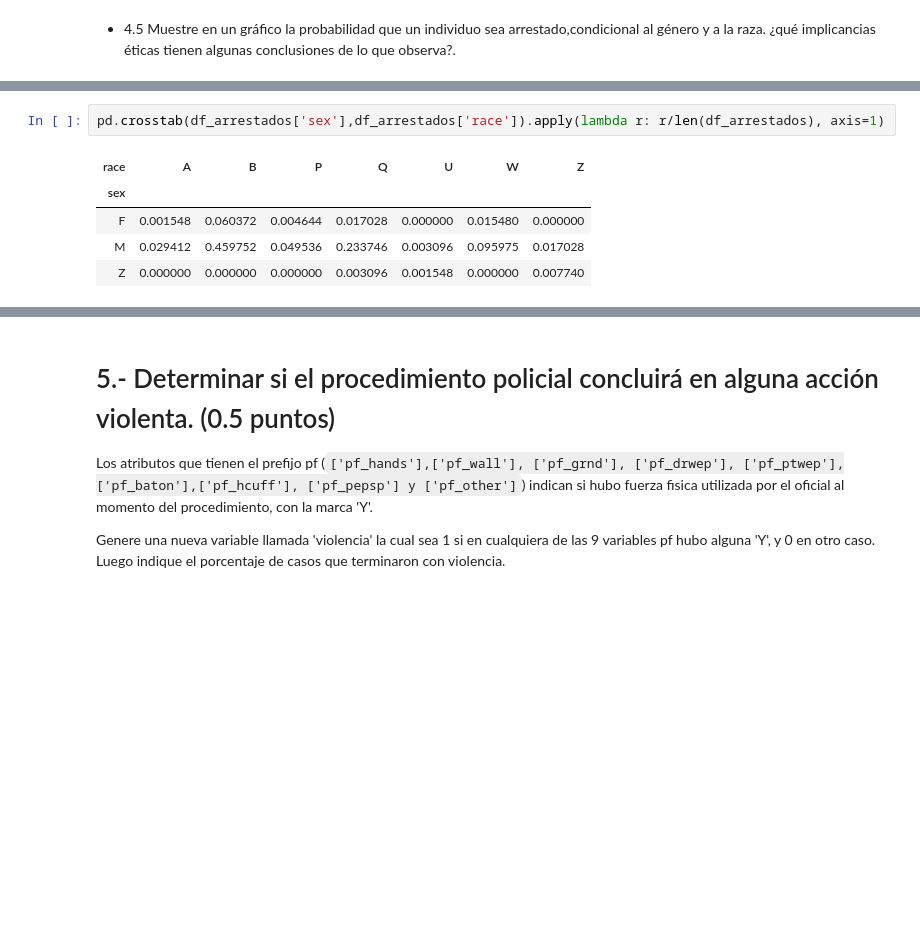
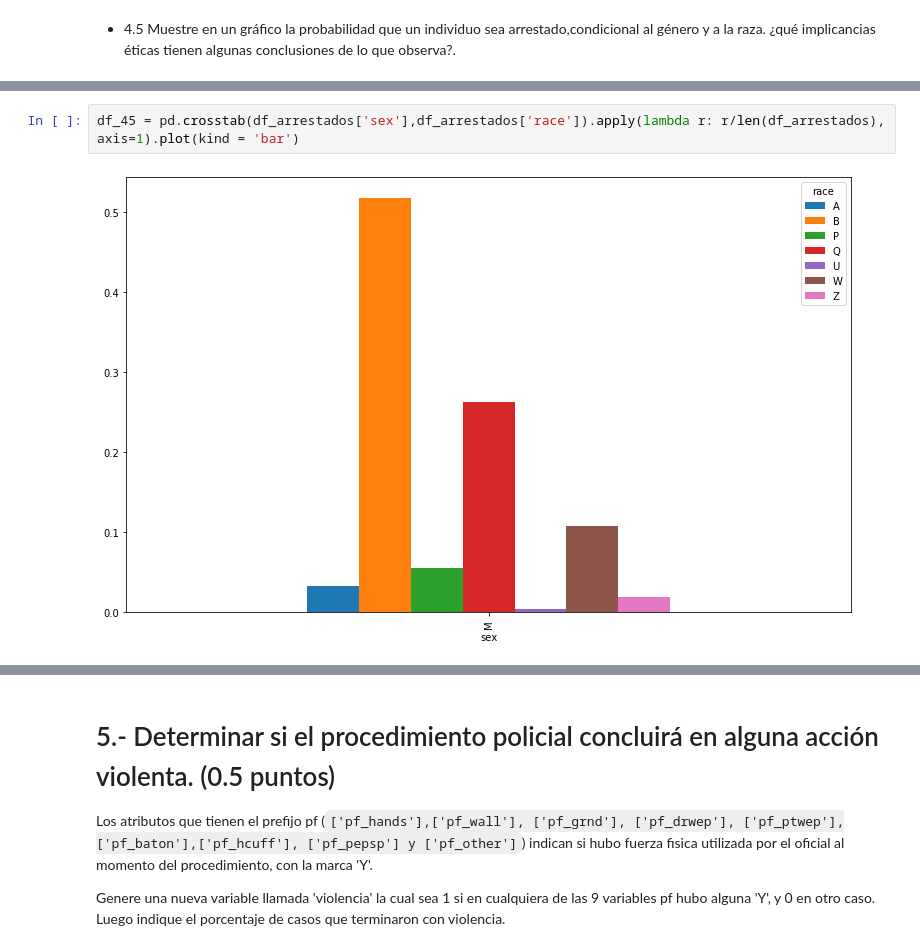
Before and after one commit to ggmarioe/trabajo-modelos-supervisados, a Jupyter notebook: Prueba_Supervisada 25-09-2021.ipynb, the cells around one changed output, grey strips where cells are left out. Saved outputs shown, nothing was run; the diff lists cells and outputs as text; blank space fills up the shorter version.

```diff
--- a/Prueba_Supervisada 25-09-2021.ipynb
+++ b/Prueba_Supervisada 25-09-2021.ipynb
@@ -368,8 +366,4 @@ pd.crosstab(df_arrestados['sex'],df_arrestados['race']).apply(lambda r: r/len(df
 # %%
-pd.crosstab(df_arrestados['sex'],df_arrestados['race']).apply(lambda r: r/len(df_arrestados), axis=1)
+df_45 = pd.crosstab(df_arrestados['sex'],df_arrestados['race']).apply(lambda r: r/len(df_arrestados), axis=1).plot(kind = 'bar')
 # %% [output]
-| race | A | B | P | Q | U | W | Z |
-| sex |  |  |  |  |  |  |  |
-| F | 0.001548 | 0.060372 | 0.004644 | 0.017028 | 0.000000 | 0.015480 | 0.000000 |
-| M | 0.029412 | 0.459752 | 0.049536 | 0.233746 | 0.003096 | 0.095975 | 0.017028 |
-| Z | 0.000000 | 0.000000 | 0.000000 | 0.003096 | 0.001548 | 0.000000 | 0.007740 |
+[figure, added]
```
Also changed, not shown: parts of 21 cells of this notebook.
